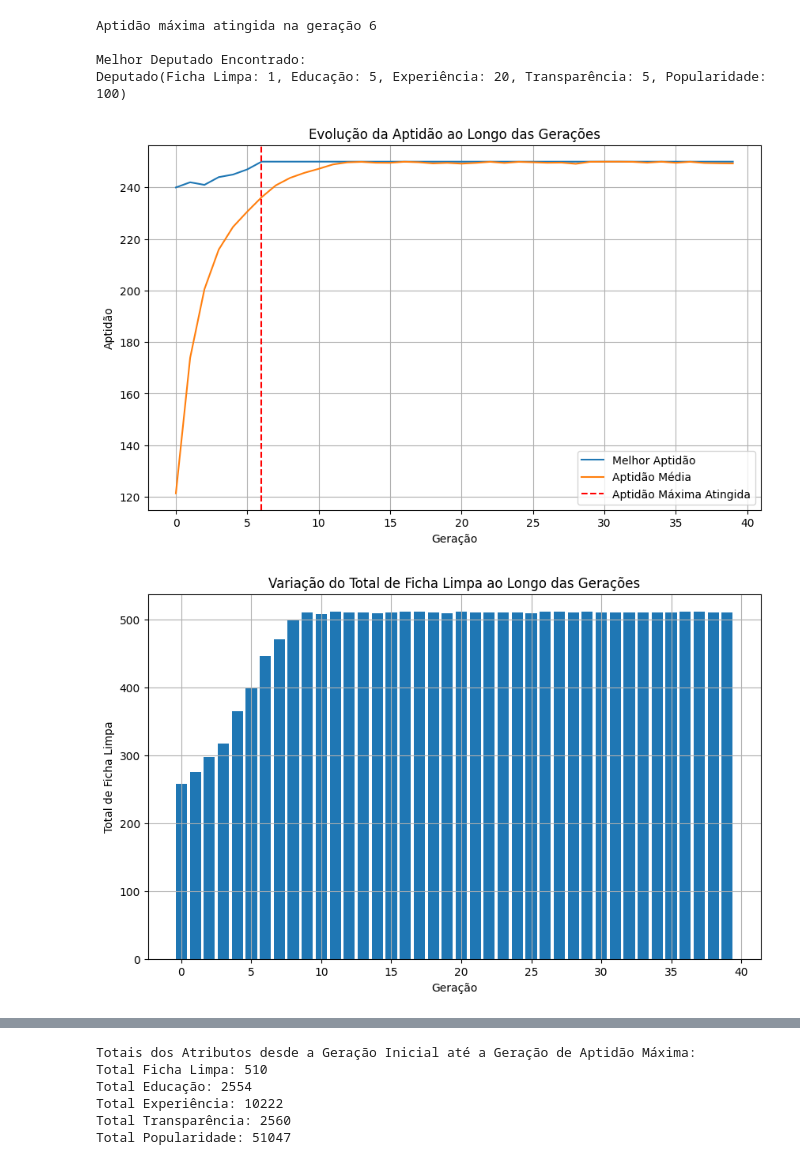
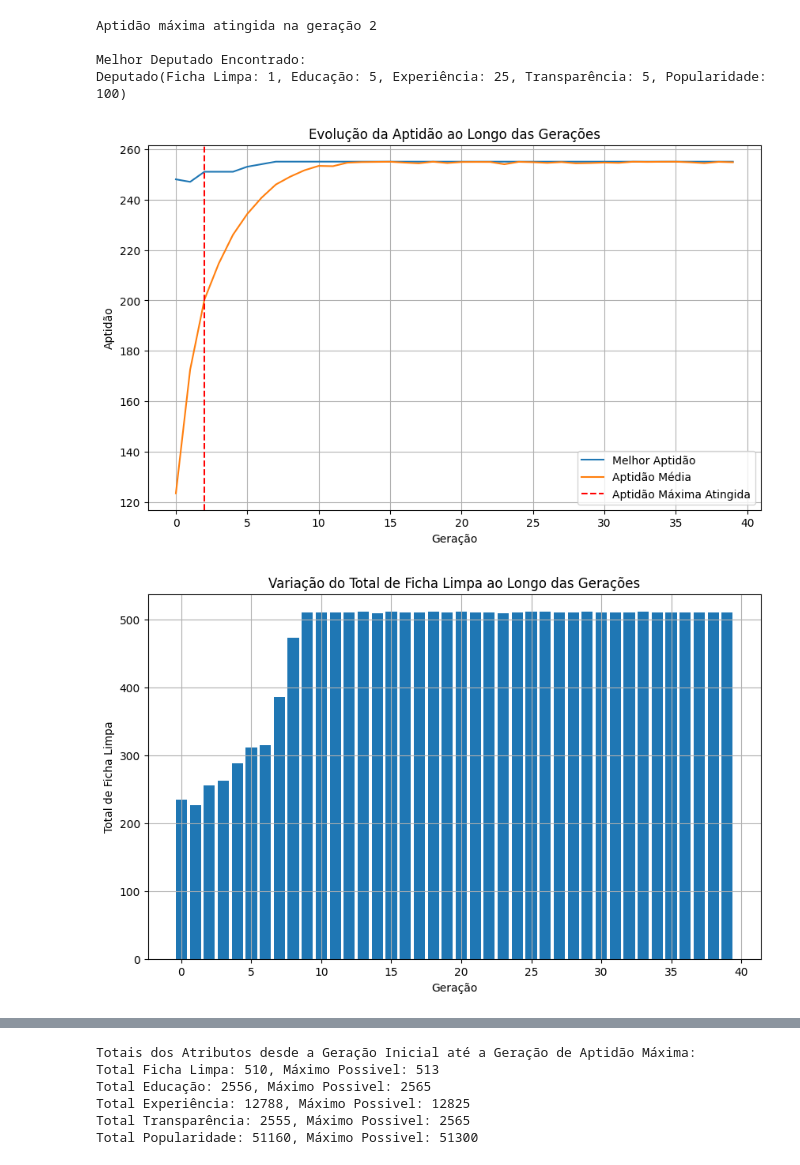
Before and after one commit to carlosks/carlosks, a Jupyter notebook: Untitled11.ipynb, the cells around one changed output, grey strips where cells are left out. Saved outputs shown, nothing was run; the diff lists cells and outputs as text; code cells hidden in the pictures.

```diff
--- a/Untitled11.ipynb
+++ b/Untitled11.ipynb
@@ -77,7 +77,7 @@ def generate_random_population(population_size):
 
         educacao = random.randint(0, 5)
 
-        experiencia = random.randint(0, 20)
+        experiencia = random.randint(0, 25)
 
         transparencia = random.randint(0, 5)
 
@@ -125,7 +125,7 @@ def mutate(deputado):
 
         elif attr_to_mutate == 'experiencia':
 
-            setattr(deputado, attr_to_mutate, random.randint(0, 20))
+            setattr(deputado, attr_to_mutate, random.randint(0, 25))
 
         elif attr_to_mutate == 'transparencia':
 
@@ -237,11 +237,14 @@ if __name__ == '__main__':
 
         total_ficha_limpa = sum([deputado.ficha_limpa for deputado in population])
 
+
         total_educacao = sum([deputado.educacao for deputado in population])
+
 
         total_experiencia = sum([deputado.experiencia for deputado in population])
 
         total_transparencia = sum([deputado.transparencia for deputado in population])
+
 
         total_popularidade = sum([deputado.popularidade for deputado in population])
 
@@ -256,8 +259,6 @@ if __name__ == '__main__':
         total_transparencia_list.append(total_transparencia)
 
         total_popularidade_list.append(total_popularidade)
-
-
 
         if best_fitness >= max_fitness and generation_reached_max_fitness is None:
 
@@ -321,39 +322,39 @@ if __name__ == '__main__':
 
     plot_evolution(best_fitness_values, mean_fitness_values, generation_reached_max_fitness)
 
 
 
     # Plota gráficos de barras para os totais dos atributos
 
     plot_attribute_totals(total_ficha_limpa_list, 'Ficha Limpa')
 
     plot_attribute_totals(total_educacao_list, 'Educação')
 
     plot_attribute_totals(total_experiencia_list, 'Experiência')
 
     plot_attribute_totals(total_transparencia_list, 'Transparência')
 
     plot_attribute_totals(total_popularidade_list, 'Popularidade')
 
 
 
     # Imprime os totais dos atributos
 
     print("\nTotais dos Atributos desde a Geração Inicial até a Geração de Aptidão Máxima:")
 
-    print(f"Total Ficha Limpa: {total_ficha_limpa}")
+    print(f"Total Ficha Limpa: {total_ficha_limpa}, Máximo Possivel: {513}")
 
-    print(f"Total Educação: {total_educacao}")
+    print(f"Total Educação: {total_educacao}, Máximo Possivel: {2565}")
 
-    print(f"Total Experiência: {total_experiencia}")
+    print(f"Total Experiência: {total_experiencia}, Máximo Possivel: {12825}")
 
-    print(f"Total Transparência: {total_transparencia}")
+    print(f"Total Transparência: {total_transparencia}, Máximo Possivel: {2565}")
 
-    print(f"Total Popularidade: {total_popularidade}")
+    print(f"Total Popularidade: {total_popularidade}, Máximo Possivel: {51300}")
 # %% [output]
-Aptidão máxima atingida na geração 6
+Aptidão máxima atingida na geração 2
 
 Melhor Deputado Encontrado:
-Deputado(Ficha Limpa: 1, Educação: 5, Experiência: 20, Transparência: 5, Popularidade: 100)
+Deputado(Ficha Limpa: 1, Educação: 5, Experiência: 25, Transparência: 5, Popularidade: 100)
-[figure, old version]
+[figure, new version]
-[figure, old version]
+[figure, new version]
@@ -364,6 +365,6 @@ Deputado(Ficha Limpa: 1, Educação: 5, Experiência: 20, Transparência: 5, Pop
 Totais dos Atributos desde a Geração Inicial até a Geração de Aptidão Máxima:
-Total Ficha Limpa: 510
-Total Educação: 2554
-Total Experiência: 10222
-Total Transparência: 2560
-Total Popularidade: 51047
+Total Ficha Limpa: 510, Máximo Possivel: 513
+Total Educação: 2556, Máximo Possivel: 2565
+Total Experiência: 12788, Máximo Possivel: 12825
+Total Transparência: 2555, Máximo Possivel: 2565
+Total Popularidade: 51160, Máximo Possivel: 51300
```
Also changed, not shown: parts of 1 cell of this notebook.
